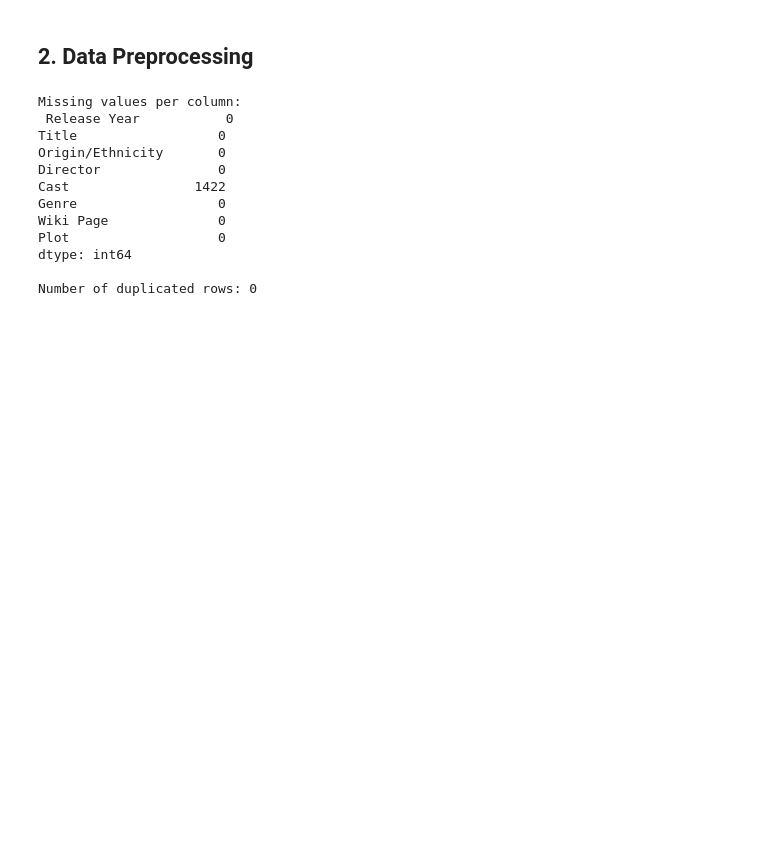
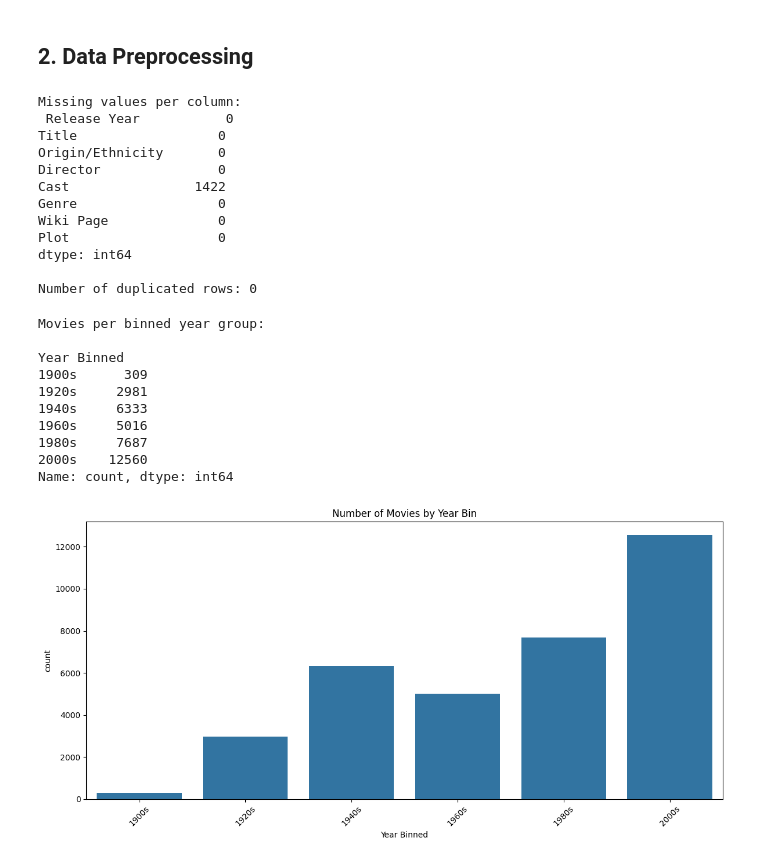
Before and after one commit to KesharaGunathilaka/Movie-Recommendation-System, a Jupyter notebook: data_preprocess.ipynb, the cells around one changed output. Drawn from its saved outputs; the diff is of its cells as text; code cells hidden in the pictures; blank space fills up the shorter version.

```diff
--- a/data_preprocess.ipynb
+++ b/data_preprocess.ipynb
@@ -60,3 +60,34 @@ Plot                   0
 dtype: int64
 
 Number of duplicated rows: 0
+# %%
+# Define custom bins (example: by decade)
+bins = list(range(1900, 2021, 20))
+labels = [f"{b}s" for b in bins[:-1]]
+# Create binned feature
+df['Year Binned'] = pd.cut(df['Release Year'], bins=bins, labels=labels, right=False)
+
+# Show value counts per bin
+print("\nMovies per binned year group:\n")
+print(df['Year Binned'].value_counts().sort_index())
+
+
+
+plt.figure(figsize=(12, 6))
+sns.countplot(data=df, x='Year Binned', order=labels)
+plt.title("Number of Movies by Year Bin")
+plt.xticks(rotation=45)
+plt.tight_layout()
+plt.show()
+# %% [output]
+Movies per binned year group:
+
+Year Binned
+1900s      309
+1920s     2981
+1940s     6333
+1960s     5016
+1980s     7687
+2000s    12560
+Name: count, dtype: int64
+[figure, added]
```
Also changed, not shown: parts of 2 cells of this notebook.
